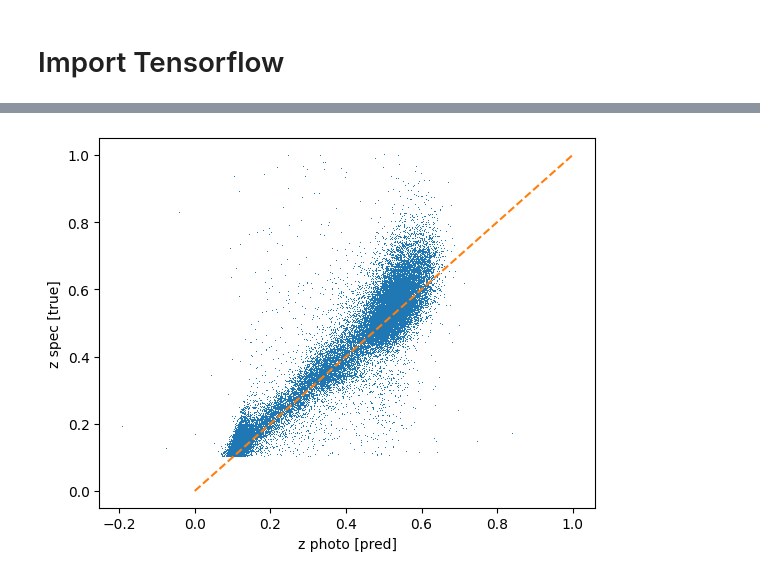
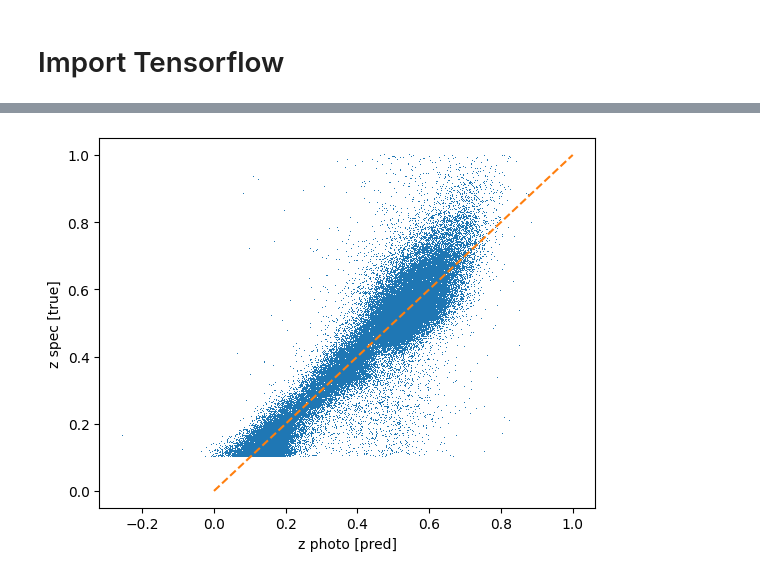
Before and after one commit to csabiu/KAML-2025, a Jupyter notebook: KAML_catalogues_regression.ipynb, the cells around one changed output, grey strips where cells are left out. Saved outputs shown, nothing was run; the diff lists cells and outputs as text; code cells hidden in the pictures.

```diff
--- a/KAML_catalogues_regression.ipynb
+++ b/KAML_catalogues_regression.ipynb
@@ -93,7 +101,7 @@ targets = np.array(f2(d['z']))
 # %% [markdown]
 # we will split the data into a trainind and testing sample.
 # %%
-x_train, x_test, y_train, y_test = train_test_split(inputs, targets, test_size=0.2, random_state=42)
+x_train, x_test, y_train, y_test = train_test_split(inputs, targets, test_size=0.4, random_state=42)
 
 print("Training inputs: ",x_train.shape)
 print("Training outputs: ",y_train.shape)
@@ -109,12 +117,17 @@ Testing outputs:  (30332,)
 # %%
 import tensorflow as tf
 # %%
-model = tf.keras.Sequential([
+def get_compiled_model():
+  model = tf.keras.Sequential([
       tf.keras.layers.Input(shape=(19,)),
-      tf.keras.layers.Dense(64, activation='relu'),
       tf.keras.layers.Dense(64, activation='relu'),
       tf.keras.layers.Dense(1)
   ])
 
-model.compile(loss='mean_squared_error',
+  model.compile(loss='mean_squared_error',
                 optimizer=tf.keras.optimizers.Adam(0.001))
+  return model
+
+model = get_compiled_model()
+model.build()
+model.summary()
@@ -170,0 +181,6 @@ plt.legend()
+# %%
+# let's add a stopping criteria
+callback = tf.keras.callbacks.EarlyStopping(monitor='val_loss', patience=10)
+
+model = get_compiled_model()
+hist=model.fit(x_train,y_train,validation_split=0.2,epochs=100,batch_size=128,shuffle=True,callbacks=[callback])
@@ -232,0 +239,10 @@ plt.legend()
+# %%
+# let's save and restore the best model
+call_save = tf.keras.callbacks.ModelCheckpoint(filepath='best_model.weights.h5',
+                                              save_weights_only=True,
+                                              monitor='val_loss',
+                                              mode='min',
+                                              save_best_only=True)
+
+model = get_compiled_model()
+hist=model.fit(x_train,y_train,validation_split=0.2,epochs=100,batch_size=128,shuffle=True,callbacks=[callback, call_save])
@@ -233,5 +267,9 @@ plt.legend()
 # %%
+# now restore the best model before prediction
+model.load_weights('best_model.weights.h5')
+
 pred=model.predict(x_test).squeeze()
+
 plt.plot(pred,y_test,',')
 plt.plot([0, 1],[0, 1],'--')
 plt.ylabel('z spec [true]')
@@ -242 +280 @@ plt.show()
-[figure, old version]
+[figure, new version]
```
Also changed, not shown: parts of 22 cells of this notebook.
